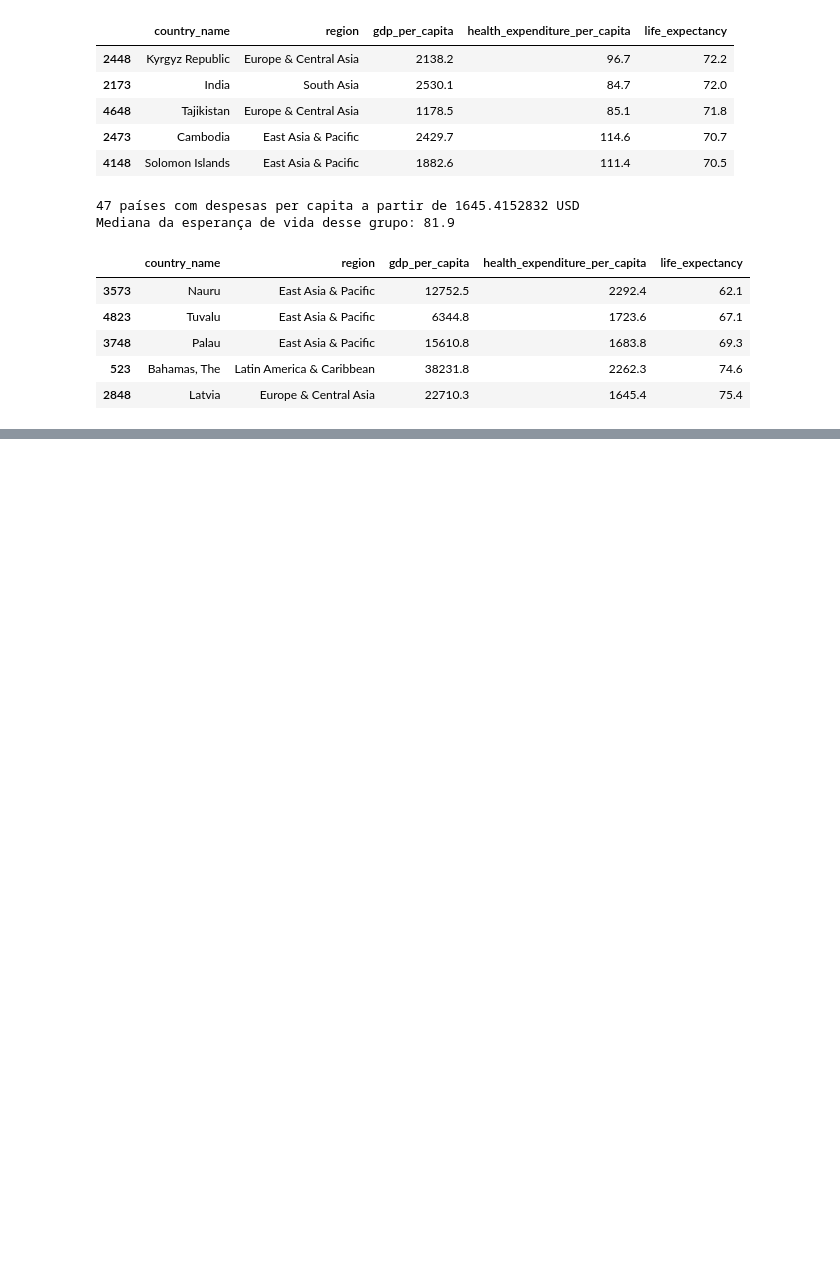
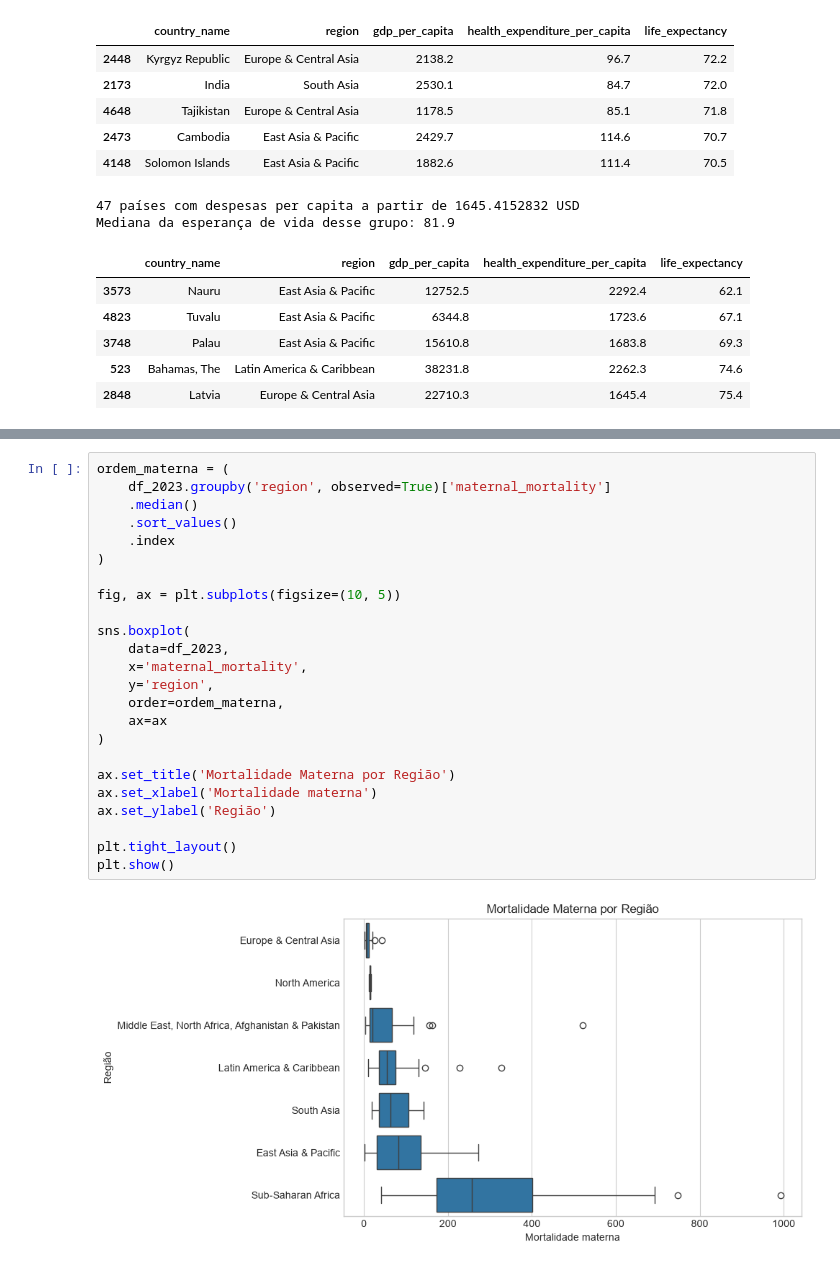
Before and after one commit to matilde-quiterio/Data-visualization, a Jupyter notebook: notebook.ipynb, the cells around one changed output, grey strips where cells are left out. Saved outputs shown, nothing was run; the diff lists cells and outputs as text; blank space fills up the shorter version.

```diff
--- a/notebook.ipynb
+++ b/notebook.ipynb
@@ -571,0 +818,26 @@ plt.show()
+# %%
+ordem_materna = (
+    df_2023.groupby('region', observed=True)['maternal_mortality']
+    .median()
+    .sort_values()
+    .index
+)
+
+fig, ax = plt.subplots(figsize=(10, 5))
+
+sns.boxplot(
+    data=df_2023,
+    x='maternal_mortality',
+    y='region',
+    order=ordem_materna,
+    ax=ax
+)
+
+ax.set_title('Mortalidade Materna por Região')
+ax.set_xlabel('Mortalidade materna')
+ax.set_ylabel('Região')
+
+plt.tight_layout()
+plt.show()
+# %% [output]
+[figure, added]
```
Also changed, not shown: parts of 28 cells of this notebook.
